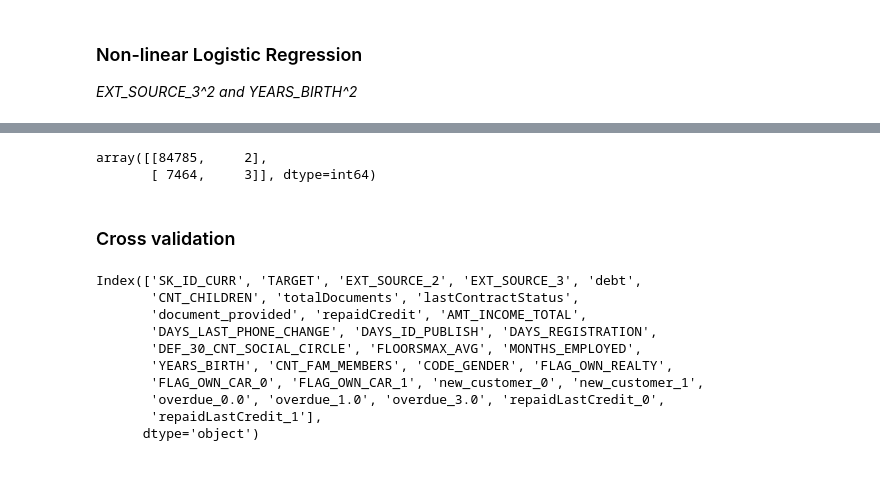
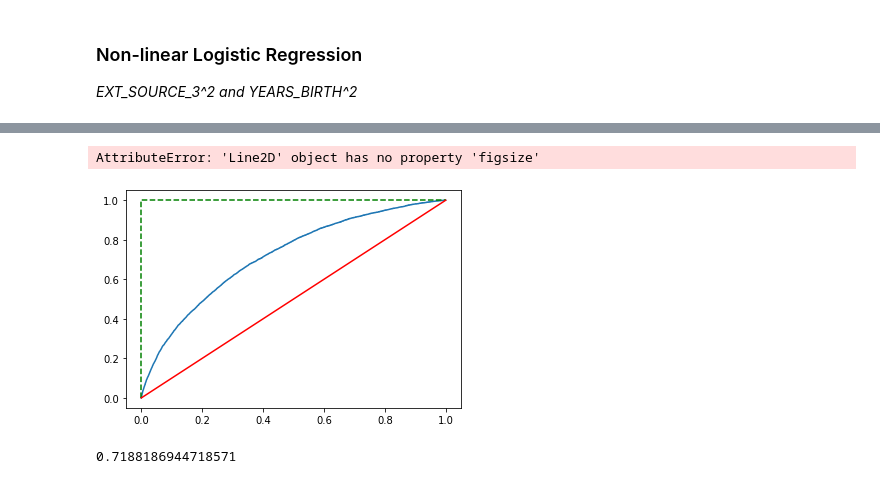
Before and after one commit to lesh3000/AI_Projects, a Jupyter notebook: Untitled4.ipynb, the cells around one changed output, grey strips where cells are left out. Drawn from its saved outputs; the diff is of its cells as text; code cells hidden in the pictures.

```diff
--- a/Untitled4.ipynb
+++ b/Untitled4.ipynb
@@ -605,32 +658,3 @@ DEF_30_CNT_SOCIAL_CIRCLE          0.4108      0.038     10.808      0.000
 =================================================================================================
 <matplotlib.axes._subplots.AxesSubplot at 0x...>
 [figure]
-# %%
-rr=res.predict(test)
-rr= [ 1 if x > 0.5 else 0 for x in rr]
-
-from sklearn import metrics
-cnf_matrix = metrics.confusion_matrix(test['TARGET'], rr)
-cnf_matrix
-# %% [output]
-array([[84785,     2],
-       [ 7464,     3]], dtype=int64)
-# %% [markdown]
-###  Cross validation
-# %%
-dummies= pd.get_dummies(train[['FLAG_OWN_CAR','new_customer','overdue','repaidLastCredit']], columns=['FLAG_OWN_CAR','new_customer','overdue','repaidLastCredit'])
-trainDummy=train
-trainDummy=trainDummy.drop(['FLAG_OWN_CAR','new_customer','overdue','repaidLastCredit'],axis=1)
-trainDummy=trainDummy.join(dummies)
-trainDummy.columns
-# %% [output]
-Index(['SK_ID_CURR', 'TARGET', 'EXT_SOURCE_2', 'EXT_SOURCE_3', 'debt',
-       'CNT_CHILDREN', 'totalDocuments', 'lastContractStatus',
-       'document_provided', 'repaidCredit', 'AMT_INCOME_TOTAL',
-       'DAYS_LAST_PHONE_CHANGE', 'DAYS_ID_PUBLISH', 'DAYS_REGISTRATION',
-       'DEF_30_CNT_SOCIAL_CIRCLE', 'FLOORSMAX_AVG', 'MONTHS_EMPLOYED',
-       'YEARS_BIRTH', 'CNT_FAM_MEMBERS', 'CODE_GENDER', 'FLAG_OWN_REALTY',
-       'FLAG_OWN_CAR_0', 'FLAG_OWN_CAR_1', 'new_customer_0', 'new_customer_1',
-       'overdue_0.0', 'overdue_1.0', 'overdue_3.0', 'repaidLastCredit_0',
-       'repaidLastCredit_1'],
-      dtype='object')
@@ -651,3 +661,24 @@ CV(data2)
+# %%
+from sklearn.metrics import roc_curve, auc
+yhat= res.predict(test)
+
+false_positive_rate, true_positive_rate, thresholds = roc_curve(test['TARGET'], yhat)
+false_positive_rate_fake, true_positive_rate_fake, thresholds2 = roc_curve(test['TARGET'], test['TARGET'])
+#fig,ax=plt.subplots(1,1, figsize=(9,5))
+plt.plot(false_positive_rate, true_positive_rate)
+plt.plot(false_positive_rate_fake, true_positive_rate_fake,color="green",linestyle="--")
+plt.plot([0,1],[0,1], color="red")
+
+plt.title="hello"
+plt.show()
+# %% [output]
+AttributeError: 'Line2D' object has no property 'figsize'
+[figure, added]
+# %%
+from sklearn.metrics import roc_auc_score
+roc_auc_score(test['TARGET'], yhat)
+# %% [output]
+0.7188186944718571
 # %%
 from sklearn.tree import DecisionTreeClassifier
 from dtreeplt import dtreeplt
```
Also changed, not shown: parts of 24 cells of this notebook.
